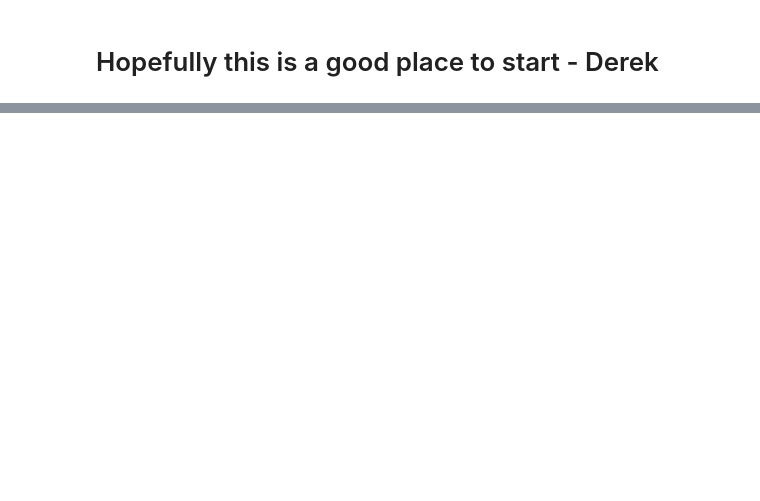
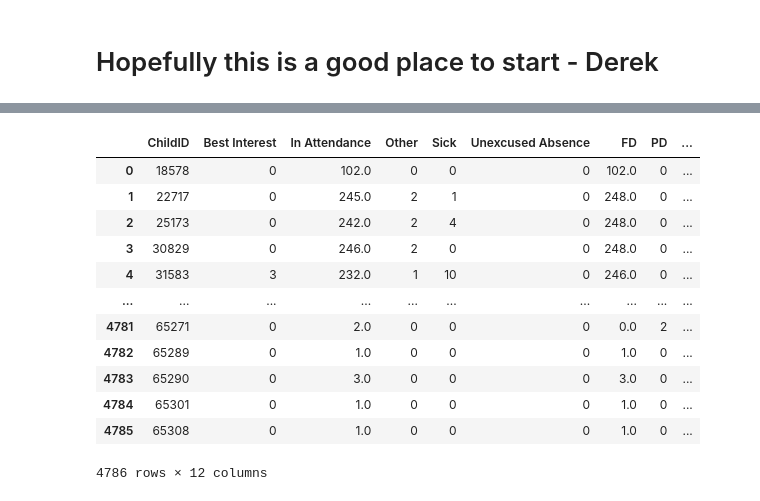
Before and after one commit to tangderek-702/kidango_dss, a Jupyter notebook: Sandbox.ipynb, the cells around one changed output, grey strips where cells are left out. Cells and saved outputs as stored; diff of their text form; code cells hidden in the pictures; blank space fills up the shorter version.

```diff
--- a/Sandbox.ipynb
+++ b/Sandbox.ipynb
@@ -20,0 +181,16 @@ pd.read_csv('18-19 attendance master.csv')
+# %%
+attendance_18_19_clean
+# %% [output]
+|  | ChildID | Best Interest | In Attendance | Other | Sick | Unexcused Absence | FD | PD | ... |
+| 0 | 18578 | 0 | 102.0 | 0 | 0 | 0 | 102.0 | 0 | ... |
+| 1 | 22717 | 0 | 245.0 | 2 | 1 | 0 | 248.0 | 0 | ... |
+| 2 | 25173 | 0 | 242.0 | 2 | 4 | 0 | 248.0 | 0 | ... |
+| 3 | 30829 | 0 | 246.0 | 2 | 0 | 0 | 248.0 | 0 | ... |
+| 4 | 31583 | 3 | 232.0 | 1 | 10 | 0 | 246.0 | 0 | ... |
+| ... | ... | ... | ... | ... | ... | ... | ... | ... | ... |
+| 4781 | 65271 | 0 | 2.0 | 0 | 0 | 0 | 0.0 | 2 | ... |
+| 4782 | 65289 | 0 | 1.0 | 0 | 0 | 0 | 1.0 | 0 | ... |
+| 4783 | 65290 | 0 | 3.0 | 0 | 0 | 0 | 3.0 | 0 | ... |
+| 4784 | 65301 | 0 | 1.0 | 0 | 0 | 0 | 1.0 | 0 | ... |
+| 4785 | 65308 | 0 | 1.0 | 0 | 0 | 0 | 1.0 | 0 | ... |
+4786 rows × 12 columns
```
Also changed, not shown: parts of 21 cells of this notebook.
